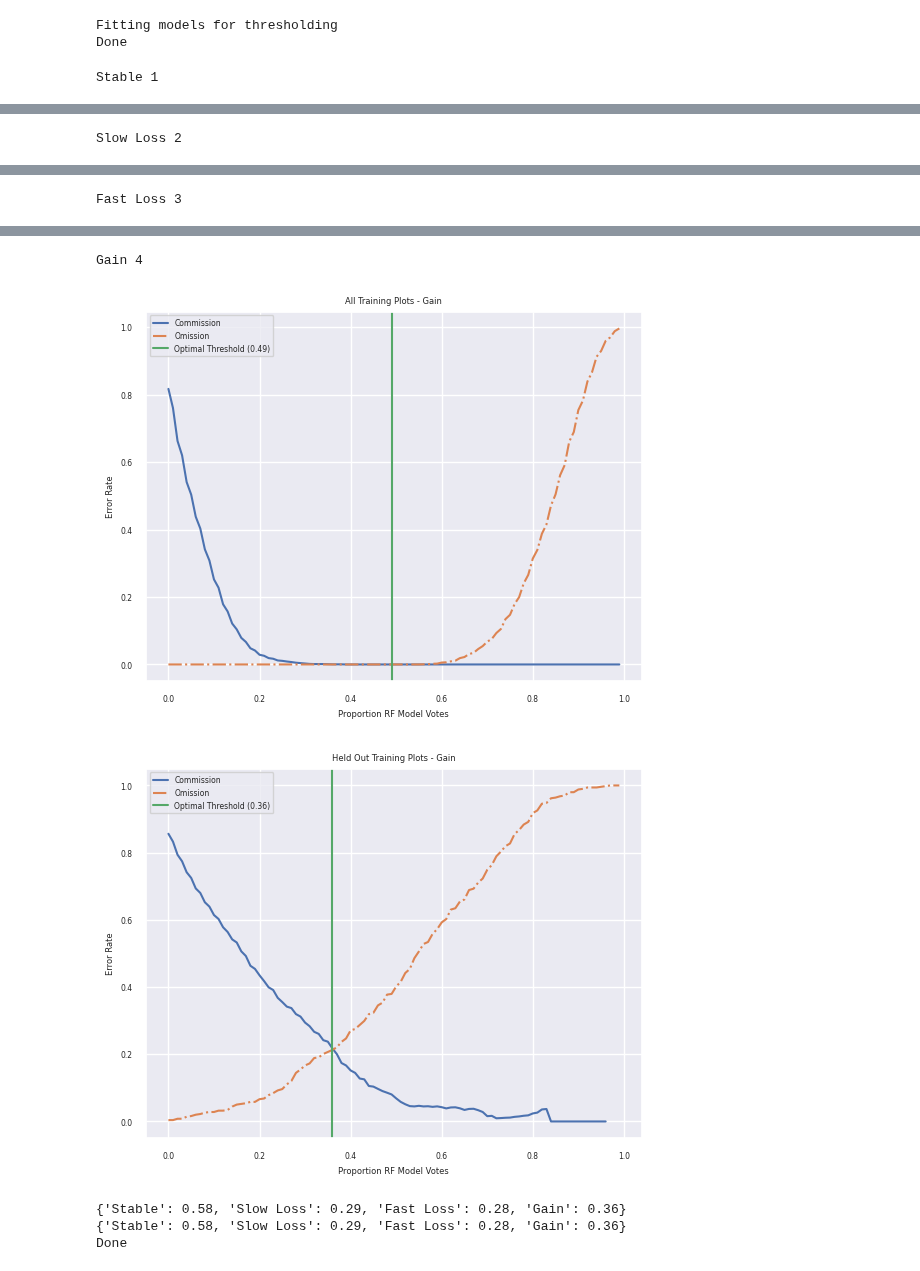
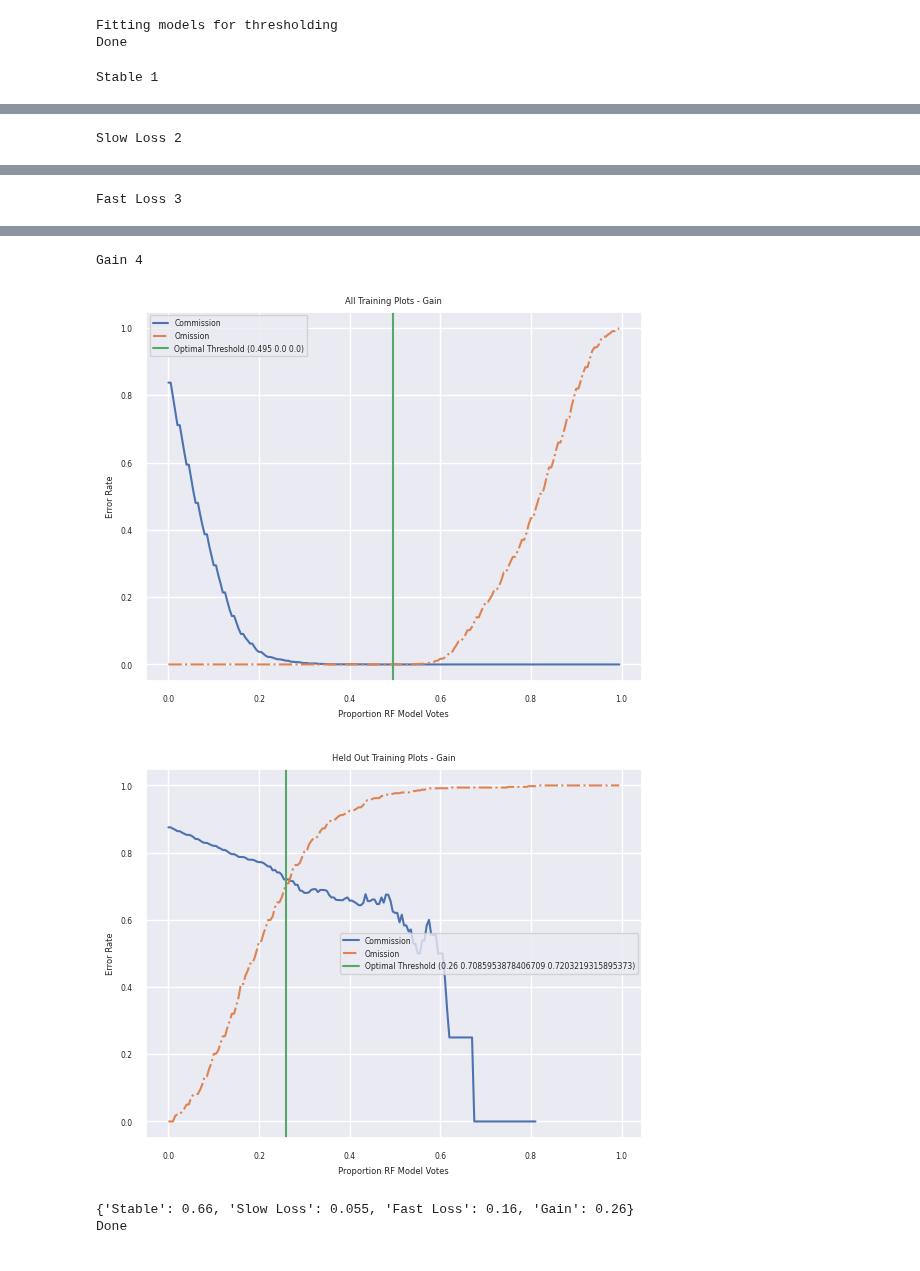
Before and after one commit to redcastle-resources/lcms-training, a Jupyter notebook: 5.1-Model_Calibration.ipynb, the cells around one changed output, grey strips where cells are left out. Drawn from its saved outputs; the diff is of its cells as text; code cells hidden in the pictures.

Commit message:
TimeSync strata integration

```diff
--- a/5.1-Model_Calibration.ipynb
+++ b/5.1-Model_Calibration.ipynb
@@ -153,7 +153,7 @@ export_timeSync_folder = f'{export_path_root}/lcms-training_module-4_timeSync'
 
 # This is the pre-made TimeSync data
 # Creating this dataset is not covered in this set of notebooks
-timeSync_featureCollection = 'projects/lcms-292214/assets/R8/PR_USVI/TimeSync/18_PRVI_AllPlots_TimeSync_Annualized_Table_secLC'
+timeSync_featureCollection = 'projects/rcr-gee/assets/training-materials/18_PRVI_AllPlots_TimeSync_Annualized_Table_secLC_wStrata'
 
 
 # Currently geeView within Colab uses a different project to authenticate through, so you may need to make your asset public to view from within Colab
@@ -190,9 +190,9 @@ assets = ee.data.listAssets({'parent': export_timeSync_folder})['assets']
 
 # You may need to change the permissions for viewing model outputs in geeViz
 # Uncomment this if needed
-# for asset in assets:aml.updateACL(asset['name'],writers = [],all_users_can_read = True,readers = [])
+#for asset in assets:aml.updateACL(asset['name'],writers = [],all_users_can_read = True,readers = [])
 
-# Read in each year of extracted TimsSync data
+# Read in each year of extracted TimeSync data
 training_data = ee.FeatureCollection([ee.FeatureCollection(asset['name']) for asset in assets]).flatten()
 
 # Bring in existing LCMS data for the class names, numbers, and colors
@@ -206,7 +206,12 @@ print('LCMS class code, names, and colors:',lcms_viz_dict)
 all_fields = training_data.first().toDictionary().keys().getInfo()
 predictor_field_names = [field for field in all_fields if field not in timeSync_fields]
 
+# Take out the date predictor
+predictor_field_names = [nm for nm in predictor_field_names if nm != 'year']
+
 # Filter out any non null values (any training plot with missing predictor data will cause the model to fail entirely)
 training_data = training_data.filter(ee.Filter.notNull(predictor_field_names))
+
+print('Filtered number of training samples:',training_data.size().getInfo())
 # %% [output]
 LCMS class code, names, and colors: {'Change_class_names': ['Stable', 'Slow Loss', 'Fast Loss', 'Gain', 'Non-Processing Area Mask'], 'Change_class_palette': ['3d4551', 'f39268', 'd54309', '00a398', '1 ...
@@ -777,14 +792,9 @@ AttributeError: 'FeatureCollection' object has no attribute 'confusionMatrix'
 # %%
-# For change, we have found that simply taking the class the model is most confident of yields a
-# high rate of omission
-# This is likely because we have far more stable plots than change plots
-# To remedy this, we look for a threshold of model vote proportion (number of trees that classified the plot as yes)
-# that balances omission and commission
-# The result from this step is then used later in the map assemblage
 
 nTrees=150
 
 product_name = 'Change'
+
 
 # First set up a the predictor and reference field names
 model_options_df = model_options_df[model_options_df['Model Name'] == 'Non-correlated Predictors Top 30']
@@ -797,9 +807,18 @@ code_field_name = reference_field_dict[product_name]['field']+'_Code'
 # Split the training data as we did before into dependent (y) and independent (X) variables
 X = training_df[predictor_variable_names]
 y = training_df[code_field_name]
+groups = training_df['PLOTID']
+# Split them into a test and train set for further model evaluation
+# X_train, X_test, y_train, y_test = train_test_split(X, y, test_size=0.2)
 
-# Split them into a test and train set for further model evaluation
-X_train, X_test, y_train, y_test = train_test_split(X, y, test_size=0.2)
+# Ensure all plots are grouped into either test or split so temporally auto-correlated
+# plots do not get into the training set and inflate accuracy
+gss = GroupShuffleSplit(n_splits=1, train_size=0.8)
+for i, (train_index, test_index) in enumerate(gss.split(X, y, groups)):
+    train_index = train_index
+    test_index = test_index
+
+X_train, X_test, y_train, y_test = X.iloc[train_index],X.iloc[test_index],y.iloc[train_index],y.iloc[test_index]
 
 # Set up a random forest model
 print('Fitting models for thresholding')
@@ -827,7 +846,7 @@ change_class_codes = {'Stable':1,'Slow Loss':2,'Fast Loss':3,'Gain':4}
 
 # Make a function that will take a list of binary reference and probablity (0-1 float)
 # predicted values and find the optimal threshold to balance omission and commission
-def getBalancedThreshold(y_ref_binary,y_pred_probs,title='Omission-Commission Error',thresholds = list(np.arange(0,1,0.01))):
+def getBalancedThreshold(y_ref_binary,y_pred_probs,title='Omission-Commission Error',thresholds = list(np.arange(0,1,0.005))):
 
     omission = []
     commission = []
@@ -839,6 +858,7 @@ def getBalancedThreshold(y_ref_binary,y_pred_probs,title='Omission-Commission Er
         fp = (y_pred_binary == 1) & (y_ref_binary == 0)
         pred_positive = y_pred_binary == 1
         ref_positive = y_ref_binary == 1
+        ref_negative = y_ref_binary == 0
         fn = (y_pred_binary == 0) & (y_ref_binary == 1)
         tp = (y_pred_binary == 1) & (y_ref_binary == 1)
         commission.append(sum(fp)/sum(pred_positive))
@@ -846,14 +866,15 @@ def getBalancedThreshold(y_ref_binary,y_pred_probs,title='Omission-Commission Er
 
     # Find the threshold that corresponds to the smallest difference between omission and commission
     diff = np.abs(np.array(omission)-np.array(commission))
-    diff = np.stack((thresholds,diff),1)
+    diff = np.stack((thresholds,diff,omission,commission),1)
     diff = diff[diff[:, 1].argsort()]
-    optimal_thresh = diff[0][0]
+    crossover = diff[0]
+    optimal_thresh = crossover[0]
 
     # Plot the curves
     plt.plot(thresholds, commission,label='Commission')
     plt.plot(thresholds,omission, '-.',label='Omission')
-    plt.axvline(x = optimal_thresh, color = 'g', label = f'Optimal Threshold ({optimal_thresh})')
+    plt.axvline(x = optimal_thresh, color = 'g', label = f'Optimal Threshold ({optimal_thresh} {crossover[2]} {crossover[3]})')
     plt.xlabel("Proportion RF Model Votes")
     plt.ylabel("Error Rate")
     plt.title(title)
@@ -887,7 +908,7 @@ o.close()
 o = open(model_options_csv_filename,'r')
 threshs = json.load(o)
 o.close()
-print(threshs)
+
 
 print('Done')
 # %% [output]
@@ -903,6 +924,5 @@ Fast Loss 3
 Gain 4
-[figure, old version]
+[figure, new version]
-[figure, old version]
+[figure, new version]
-{'Stable': 0.58, 'Slow Loss': 0.29, 'Fast Loss': 0.28, 'Gain': 0.36}
-{'Stable': 0.58, 'Slow Loss': 0.29, 'Fast Loss': 0.28, 'Gain': 0.36}
+{'Stable': 0.66, 'Slow Loss': 0.055, 'Fast Loss': 0.16, 'Gain': 0.26}
 Done
```
Also changed, not shown: parts of 14 cells of this notebook, 3 other files.
